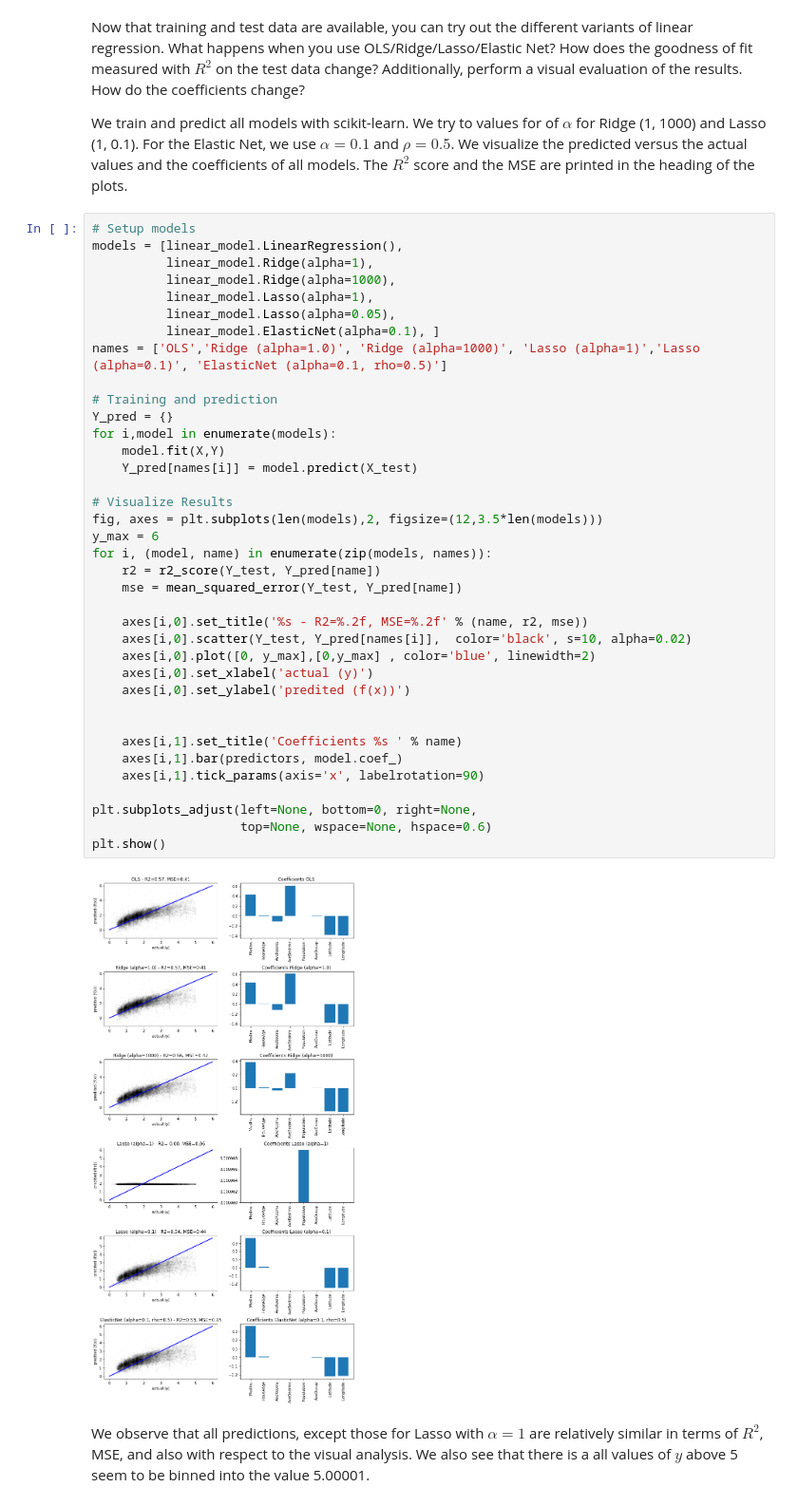
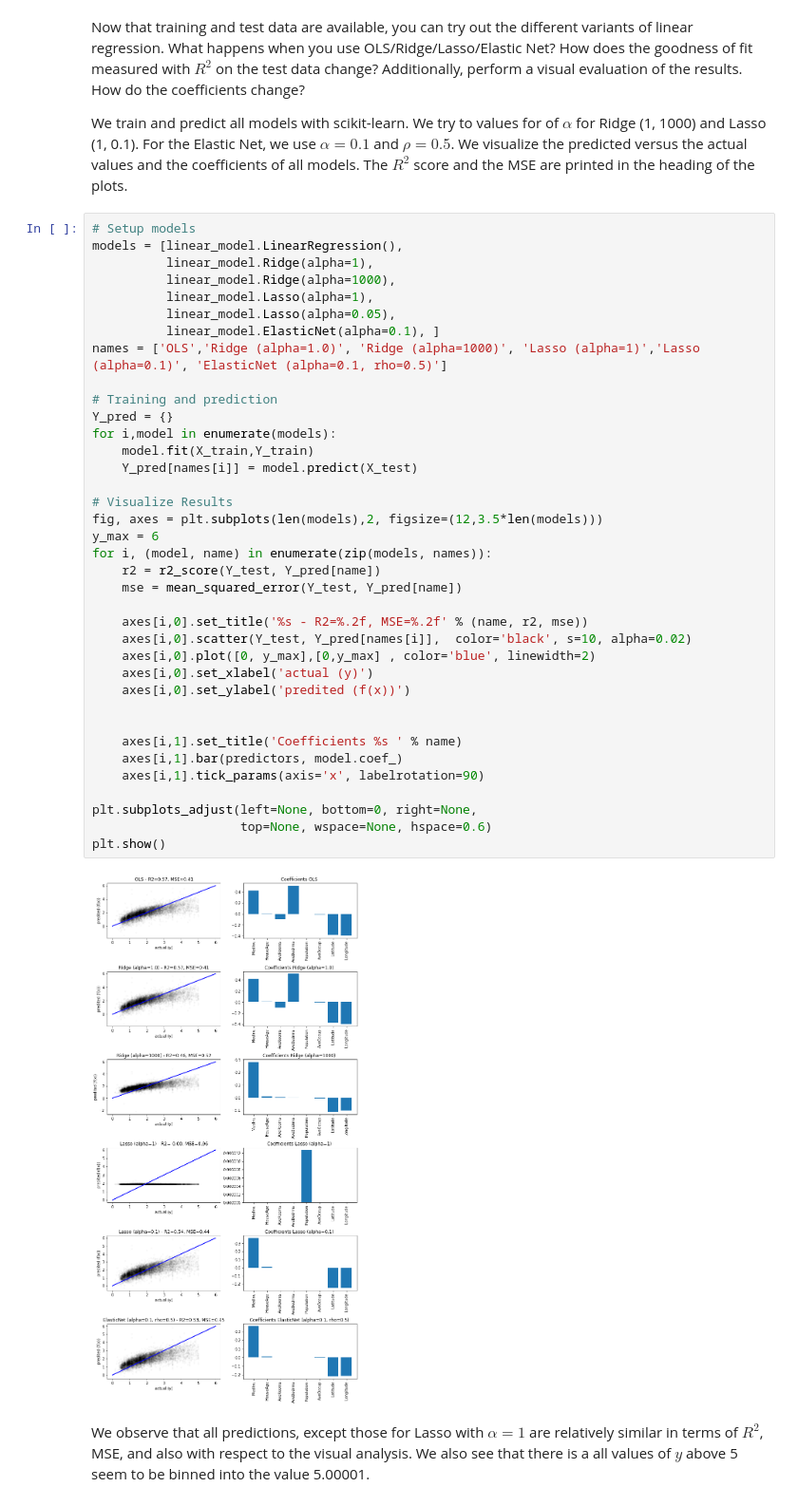
Before and after one commit to sherbold/intro-to-data-science, a Jupyter notebook: content/exercises/Solution_Regression.ipynb, the cells around one changed output. Shown: that part at 95% size. Drawn from its saved outputs; the diff is of its cells as text.

```diff
--- a/content/exercises/Solution_Regression.ipynb
+++ b/content/exercises/Solution_Regression.ipynb
@@ -63,35 +63,35 @@ models = [linear_model.LinearRegression(),
           linear_model.ElasticNet(alpha=0.1), ]
 names = ['OLS','Ridge (alpha=1.0)', 'Ridge (alpha=1000)', 'Lasso (alpha=1)','Lasso (alpha=0.1)', 'ElasticNet (alpha=0.1, rho=0.5)']
 
 # Training and prediction
 Y_pred = {}
 for i,model in enumerate(models):
-    model.fit(X,Y)
+    model.fit(X_train,Y_train)
     Y_pred[names[i]] = model.predict(X_test)
 
 # Visualize Results
 fig, axes = plt.subplots(len(models),2, figsize=(12,3.5*len(models)))
 y_max = 6
 for i, (model, name) in enumerate(zip(models, names)):
     r2 = r2_score(Y_test, Y_pred[name])
     mse = mean_squared_error(Y_test, Y_pred[name])
 
     axes[i,0].set_title('%s - R2=%.2f, MSE=%.2f' % (name, r2, mse))
     axes[i,0].scatter(Y_test, Y_pred[names[i]],  color='black', s=10, alpha=0.02)
     axes[i,0].plot([0, y_max],[0,y_max] , color='blue', linewidth=2)
     axes[i,0].set_xlabel('actual (y)')
     axes[i,0].set_ylabel('predited (f(x))')
 
 
     axes[i,1].set_title('Coefficients %s ' % name)
     axes[i,1].bar(predictors, model.coef_)
     axes[i,1].tick_params(axis='x', labelrotation=90)
 
 plt.subplots_adjust(left=None, bottom=0, right=None,
                     top=None, wspace=None, hspace=0.6)
 plt.show()
 # %% [output]
-[figure, old version]
+[figure, new version]
 # %% [markdown]
 We observe that all predictions, except those for Lasso with $\alpha=1$ are relatively similar in terms of $R^2$, MSE, and also with respect to the visual analysis. We also see that there is a all values of $y$ above 5 seem to be binned into the value 5.00001.
 # %%
```
Also changed, not shown: parts of 1 cell of this notebook, 9 other files.
